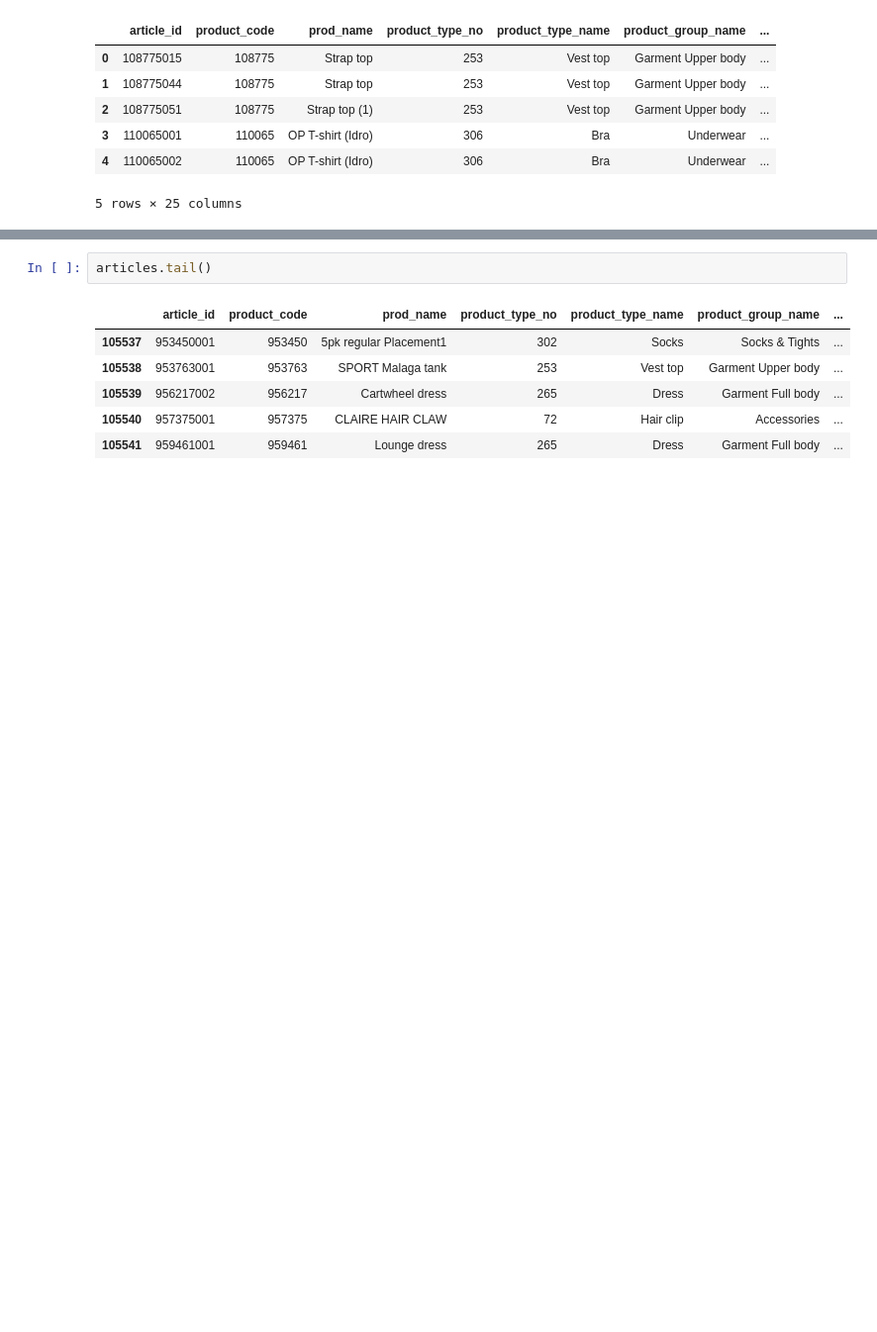
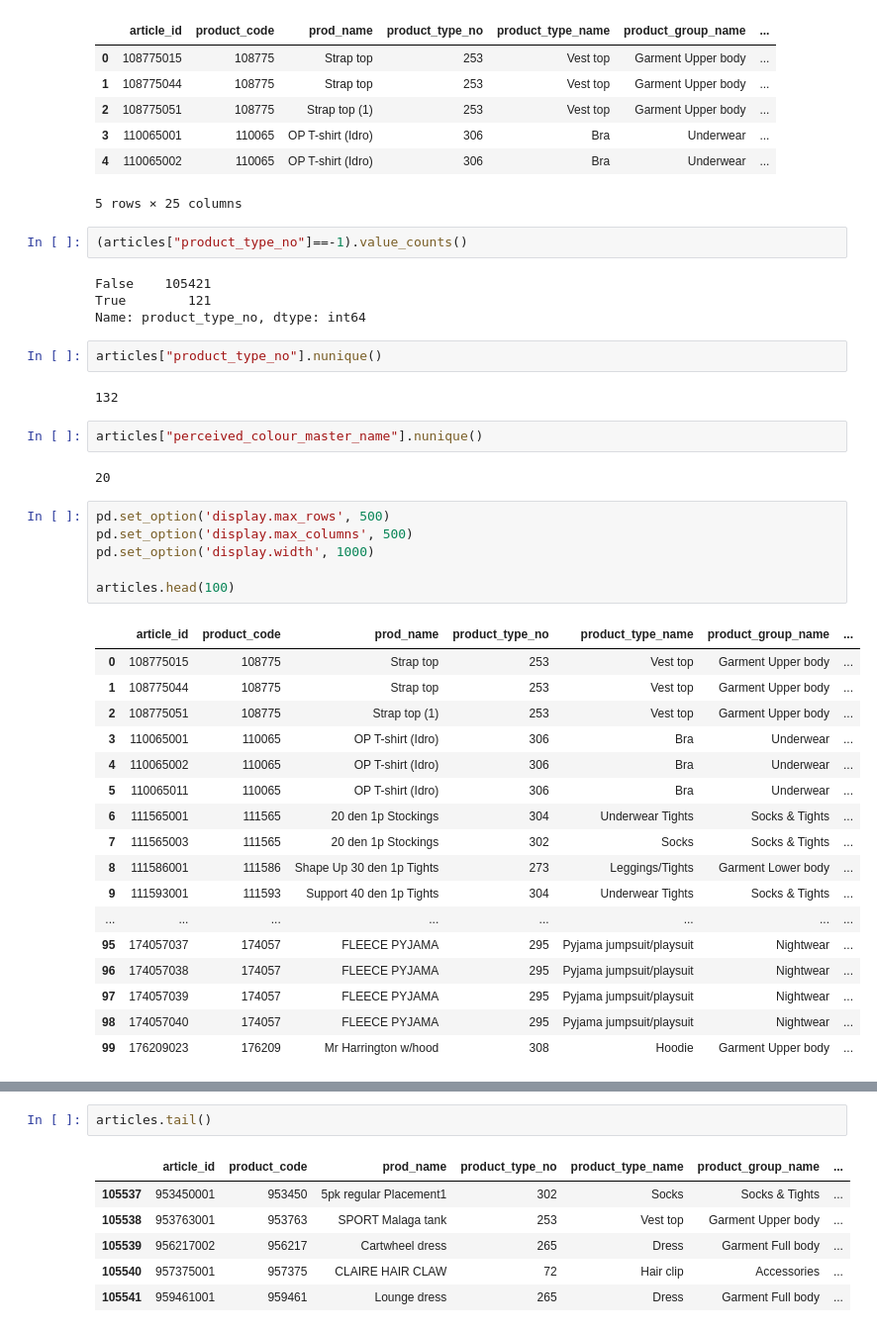
Before and after one commit to theflyingd/fashion-recommender, a Jupyter notebook: notebooks/EDA-Martin.ipynb, the cells around one changed output, grey strips where cells are left out. Shown: that part at 99% size. Drawn from its saved outputs; the diff is of its cells as text; blank space fills up the shorter version.

```diff
--- a/notebooks/EDA-Martin.ipynb
+++ b/notebooks/EDA-Martin.ipynb
@@ -30,3 +81,41 @@ articles.head()
 | 3 | 110065001 | 110065 | OP T-shirt (Idro) | 306 | Bra | Underwear | ... |
 | 4 | 110065002 | 110065 | OP T-shirt (Idro) | 306 | Bra | Underwear | ... |
 5 rows × 25 columns
+# %%
+(articles["product_type_no"]==-1).value_counts()
+# %% [output]
+False    105421
+True        121
+Name: product_type_no, dtype: int64
+# %%
+articles["product_type_no"].nunique()
+# %% [output]
+132
+# %%
+articles["perceived_colour_master_name"].nunique()
+# %% [output]
+20
+# %%
+pd.set_option('display.max_rows', 500)
+pd.set_option('display.max_columns', 500)
+pd.set_option('display.width', 1000)
+
+articles.head(100)
+# %% [output]
+|  | article_id | product_code | prod_name | product_type_no | product_type_name | product_group_name | ... |
+| 0 | 108775015 | 108775 | Strap top | 253 | Vest top | Garment Upper body | ... |
+| 1 | 108775044 | 108775 | Strap top | 253 | Vest top | Garment Upper body | ... |
+| 2 | 108775051 | 108775 | Strap top (1) | 253 | Vest top | Garment Upper body | ... |
+| 3 | 110065001 | 110065 | OP T-shirt (Idro) | 306 | Bra | Underwear | ... |
+| 4 | 110065002 | 110065 | OP T-shirt (Idro) | 306 | Bra | Underwear | ... |
+| 5 | 110065011 | 110065 | OP T-shirt (Idro) | 306 | Bra | Underwear | ... |
+| 6 | 111565001 | 111565 | 20 den 1p Stockings | 304 | Underwear Tights | Socks & Tights | ... |
+| 7 | 111565003 | 111565 | 20 den 1p Stockings | 302 | Socks | Socks & Tights | ... |
+| 8 | 111586001 | 111586 | Shape Up 30 den 1p Tights | 273 | Leggings/Tights | Garment Lower body | ... |
+| 9 | 111593001 | 111593 | Support 40 den 1p Tights | 304 | Underwear Tights | Socks & Tights | ... |
+| ... | ... | ... | ... | ... | ... | ... | ... |
+| 95 | 174057037 | 174057 | FLEECE PYJAMA | 295 | Pyjama jumpsuit/playsuit | Nightwear | ... |
+| 96 | 174057038 | 174057 | FLEECE PYJAMA | 295 | Pyjama jumpsuit/playsuit | Nightwear | ... |
+| 97 | 174057039 | 174057 | FLEECE PYJAMA | 295 | Pyjama jumpsuit/playsuit | Nightwear | ... |
+| 98 | 174057040 | 174057 | FLEECE PYJAMA | 295 | Pyjama jumpsuit/playsuit | Nightwear | ... |
+| 99 | 176209023 | 176209 | Mr Harrington w/hood | 308 | Hoodie | Garment Upper body | ... |
```
Also changed, not shown: parts of 79 cells of this notebook, 1 other file.
